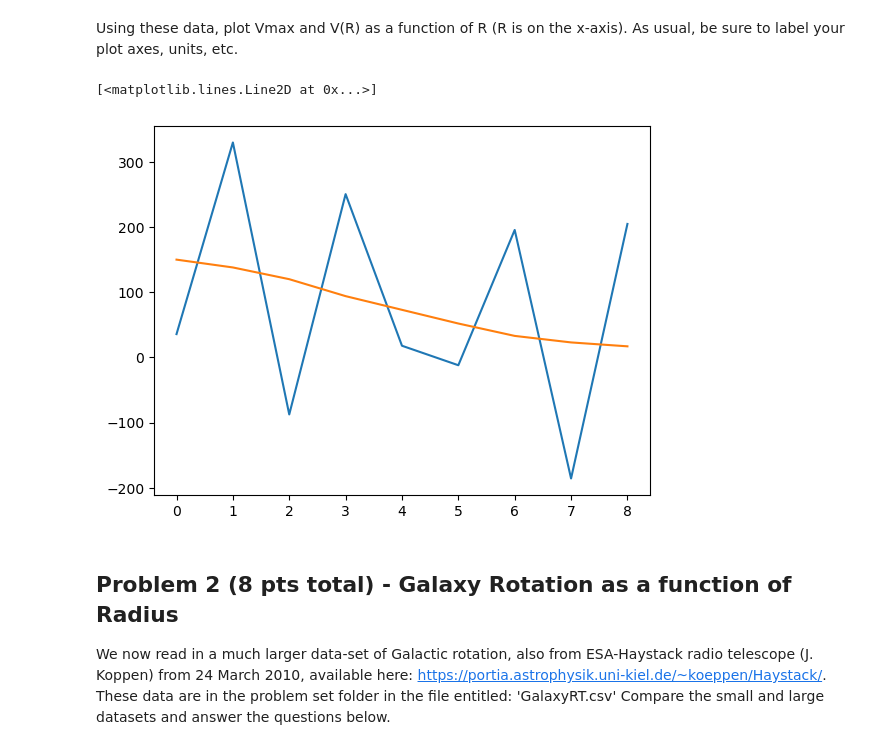
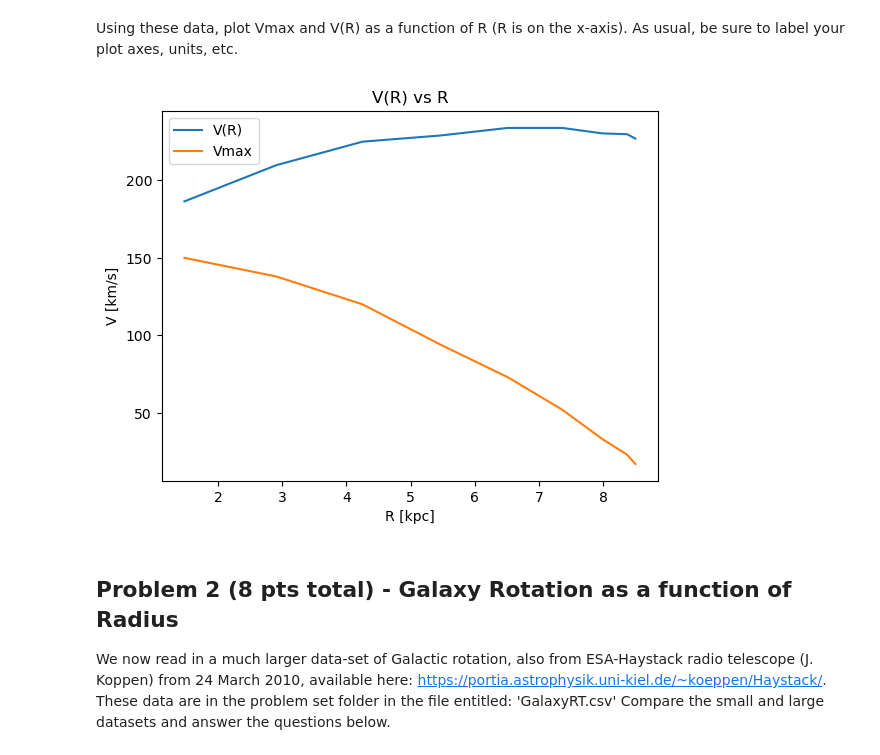
Before and after one commit to kelceydavis33/galaxies_course, a Jupyter notebook: Homework2/PS2/PS2_MilkyWayStructure_Davis.ipynb, the cells around one changed output. Cells and saved outputs as stored; diff of their text form; code cells hidden in the pictures.

```diff
--- a/Homework2/PS2/PS2_MilkyWayStructure_Davis.ipynb
+++ b/Homework2/PS2/PS2_MilkyWayStructure_Davis.ipynb
@@ -60,10 +60,15 @@ from pylab import *
 # %%
 # this is the data for students to use. Do not delete.
 l = np.asarray([10.,20.,30.,40.,50.,60.,70.,80.,90.]) # in degrees
+lrad = l * (np.pi/180)
 Vmax = np.asarray([150.,138.,120.,94.,73.,52.,33.,23.,17.]) # in km/s
 
 Rsun = 8.5 #kpc
 Vsun = 210  #km/s
+
+#From website link under Deriving the galactic rotation curve, R = Rsun * sin(l)
+
+R = Rsun * np.sin(lrad)
 # %% [markdown]
 
 Using these data, plot Vmax and V(R) as a function of R (R is on the x-axis). As usual, be sure to label your plot axes, units, etc.
@@ -82,15 +87,19 @@ def getVR(l, Vmax):
     V
     """
     V0 = 210 #km/s
-    VR = Vmax+V0*np.sin(l)
+    VR = Vmax+V0*np.sin(lrad)
     return VR
 # %%
 VR = getVR(l,Vmax)
-plt.plot(VR)
-plt.plot(Vmax)
+plt.plot(R, VR, label = 'V(R)')
+plt.plot(R, Vmax, label = 'Vmax')
+plt.xlabel('R [kpc]')
+plt.ylabel('V [km/s]')
+
+plt.legend()
+plt.title('V(R) vs R');
 # %% [output]
-[<matplotlib.lines.Line2D at 0x...>]
-[figure, old version]
+[figure, new version]
 # %% [markdown]
 ## Problem 2 (8 pts total) - Galaxy Rotation as a function of Radius
 
```
Also changed, not shown: parts of 29 cells of this notebook, 2 other files.
